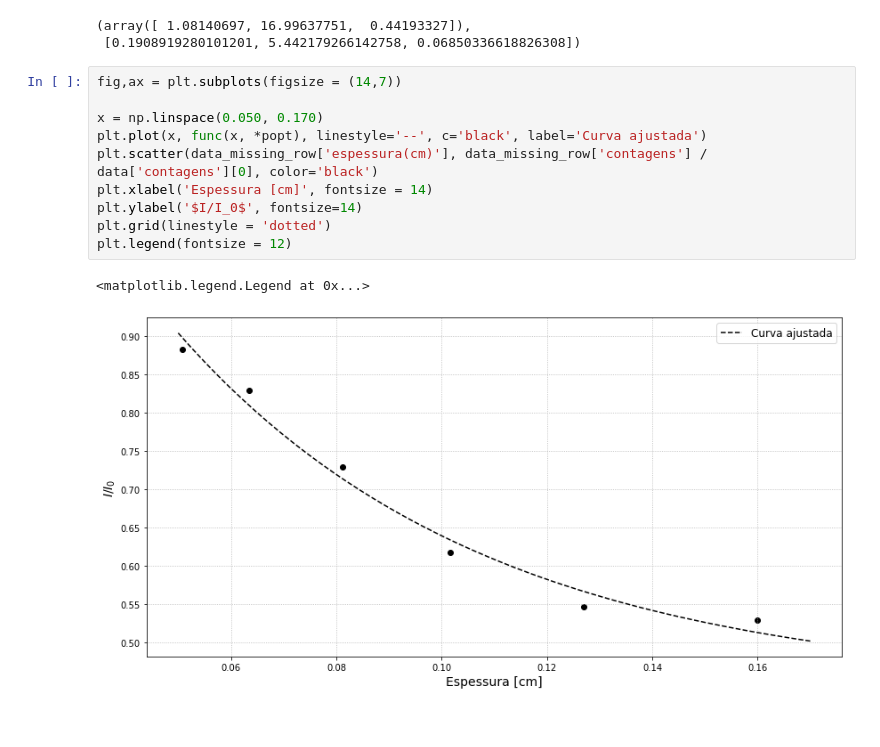
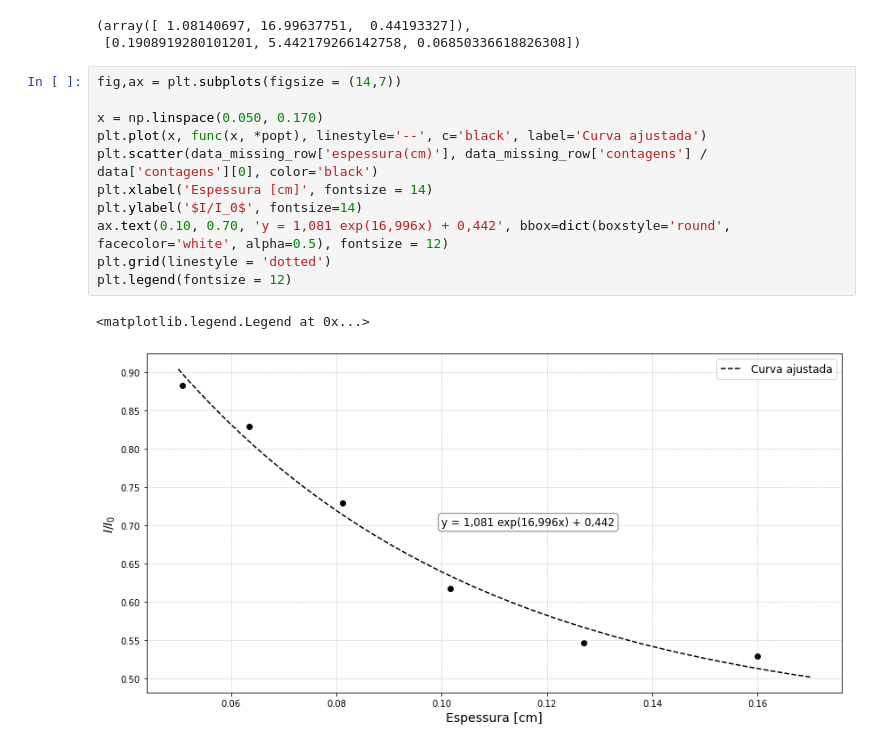
Before and after one commit to goulartsursula/DisciplinasUERJ, a Jupyter notebook: Estrutura da Materia 3/AtenuacaoGama.ipynb, the cells around one changed output. Cells and saved outputs as stored; diff of their text form.

```diff
--- a/Estrutura da Materia 3/AtenuacaoGama.ipynb
+++ b/Estrutura da Materia 3/AtenuacaoGama.ipynb
@@ -141,13 +95,14 @@ popt, errorfunc
 # %%
 fig,ax = plt.subplots(figsize = (14,7))
 
 x = np.linspace(0.050, 0.170)
 plt.plot(x, func(x, *popt), linestyle='--', c='black', label='Curva ajustada')
 plt.scatter(data_missing_row['espessura(cm)'], data_missing_row['contagens'] / data['contagens'][0], color='black')
 plt.xlabel('Espessura [cm]', fontsize = 14)
 plt.ylabel('$I/I_0$', fontsize=14)
+ax.text(0.10, 0.70, 'y = 1,081 exp(16,996x) + 0,442', bbox=dict(boxstyle='round', facecolor='white', alpha=0.5), fontsize = 12)
 plt.grid(linestyle = 'dotted')
 plt.legend(fontsize = 12)
 # %% [output]
 <matplotlib.legend.Legend at 0x...>
-[figure, old version]
+[figure, new version]
```
Also changed, not shown: parts of 13 cells of this notebook.
